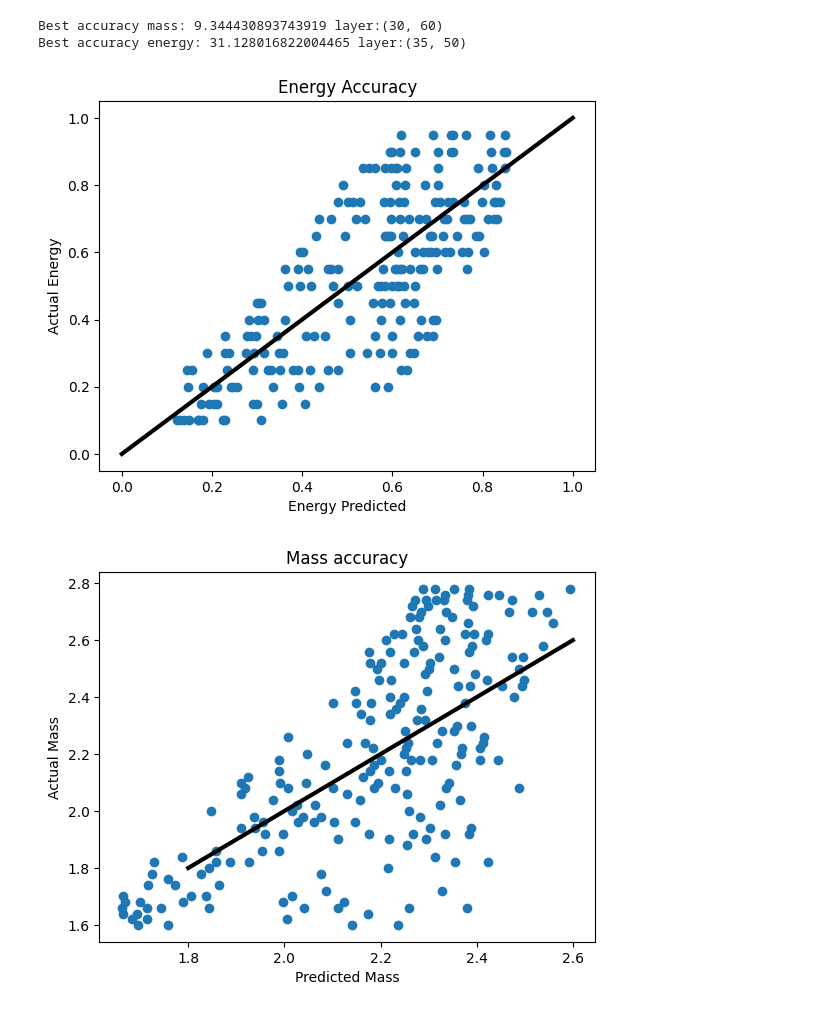
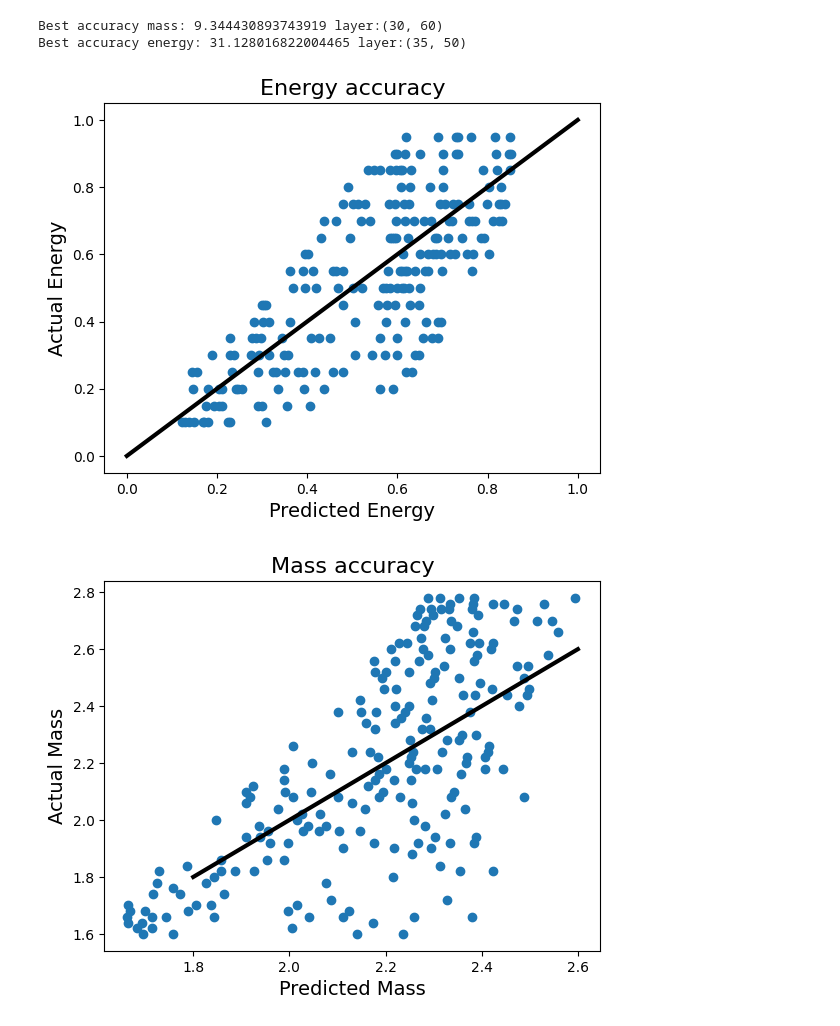
Before and after one commit to d9914/SURP_Data_Gen, a Jupyter notebook: view.ipynb, the cells around one changed output. Cells and saved outputs as stored; diff of their text form; code cells hidden in the pictures.

Commit message:
graphs

```diff
--- a/view.ipynb
+++ b/view.ipynb
@@ -94,15 +93,16 @@ for i, y_pred_i in enumerate(y_pred):
 # Step 3: Plot the data
 plt.scatter(y_pred_graph, y_test)
 plt.plot([0,1],[0,1],c="black", linewidth=3)
-plt.xlabel('Energy Predicted')
-plt.ylabel('Actual Energy')
-plt.title('Energy Accuracy')
+plt.xlabel('Predicted Energy', fontsize=14)
+plt.ylabel('Actual Energy', fontsize=14)
+plt.title('Energy accuracy', fontsize=16)
 
-
+# Increase the font size of the numbers on the axis
+plt.tick_params(axis='both', which='major', labelsize=12)
 plt.savefig("energy_scatter_plot.jpeg")
 plt.show()
 # %% [output]
-[figure, old version]
+[figure, new version]
 # %%
 layer=(30,60)
 y_pred, y_test=train(layer, y_mass)
@@ -124,10 +124,14 @@ percentage_diff = np.abs(percentage_diff)
 # %%
 # Step 3: Plot the data
 plt.scatter(y_pred_graph, y_test)
 plt.plot([1.8,2.6],[1.8,2.6],c="black", linewidth=3)
-plt.xlabel('Predicted Mass')
-plt.ylabel('Actual Mass')
-plt.title('Mass accuracy')
+plt.xlabel('Predicted Mass', fontsize=14)
+plt.ylabel('Actual Mass', fontsize=14)
+plt.title('Mass accuracy', fontsize=16)
+
+# Increase the font size of the numbers on the axis
+plt.tick_params(axis='both', which='major', labelsize=12)
+plt.savefig("mass_scatter_plot.jpeg")
 plt.show()
 # %% [output]
-[figure, old version]
+[figure, new version]
```
Also changed, not shown: parts of 1 cell of this notebook, 6 other files.
